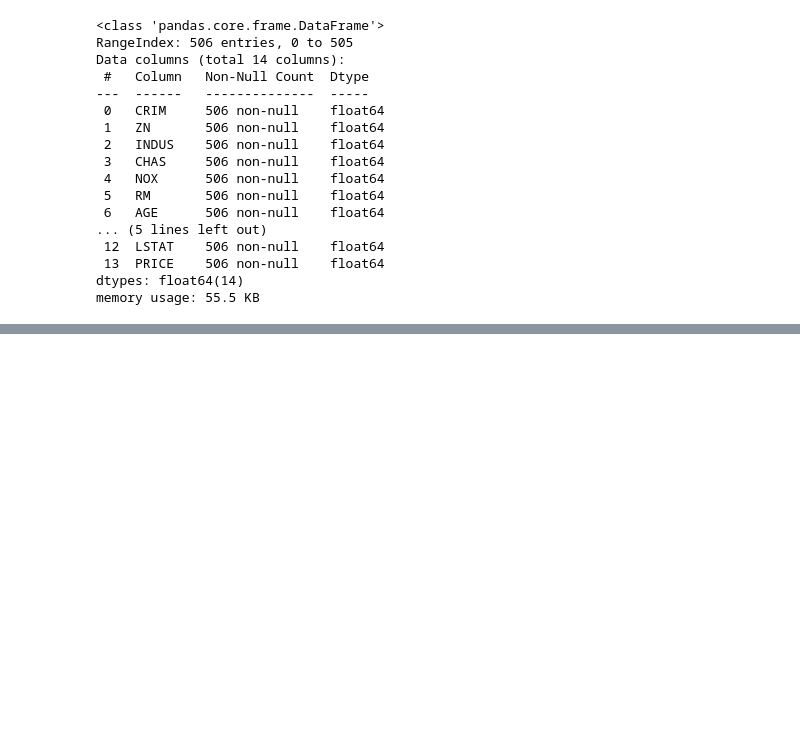
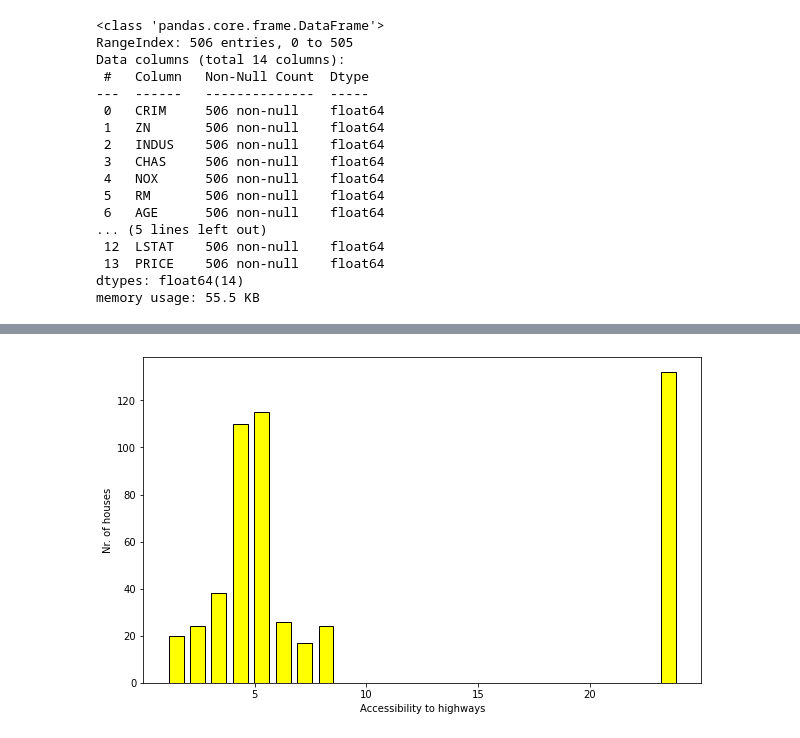
Before and after one commit to gxgarciat/Playground-DataAnalysis, a Jupyter notebook: 8_HousePriceData_MultivariableRegression.ipynb, the cells around one changed output, grey strips where cells are left out. Drawn from its saved outputs; the diff is of its cells as text; code cells hidden in the pictures; blank space fills up the shorter version.

```diff
--- a/8_HousePriceData_MultivariableRegression.ipynb
+++ b/8_HousePriceData_MultivariableRegression.ipynb
@@ -170,0 +216,14 @@ memory usage: 55.5 KB
+# %%
+# Analysing index accessibility to highways
+
+plt.figure(figsize=(10,6))
+#plt.hist(data['RAD'])
+# plt.hist(data['RAD'],ec='black',color='yellow')
+plt.hist(data['RAD'],bins=24,ec='black',color='yellow',rwidth=0.7)  # correcting statement after running value_counts()
+
+plt.xlabel('Accessibility to highways')
+plt.ylabel('Nr. of houses')
+
+plt.show()
+# %% [output]
+[figure, added]
```
Also changed, not shown: parts of 22 cells of this notebook.
